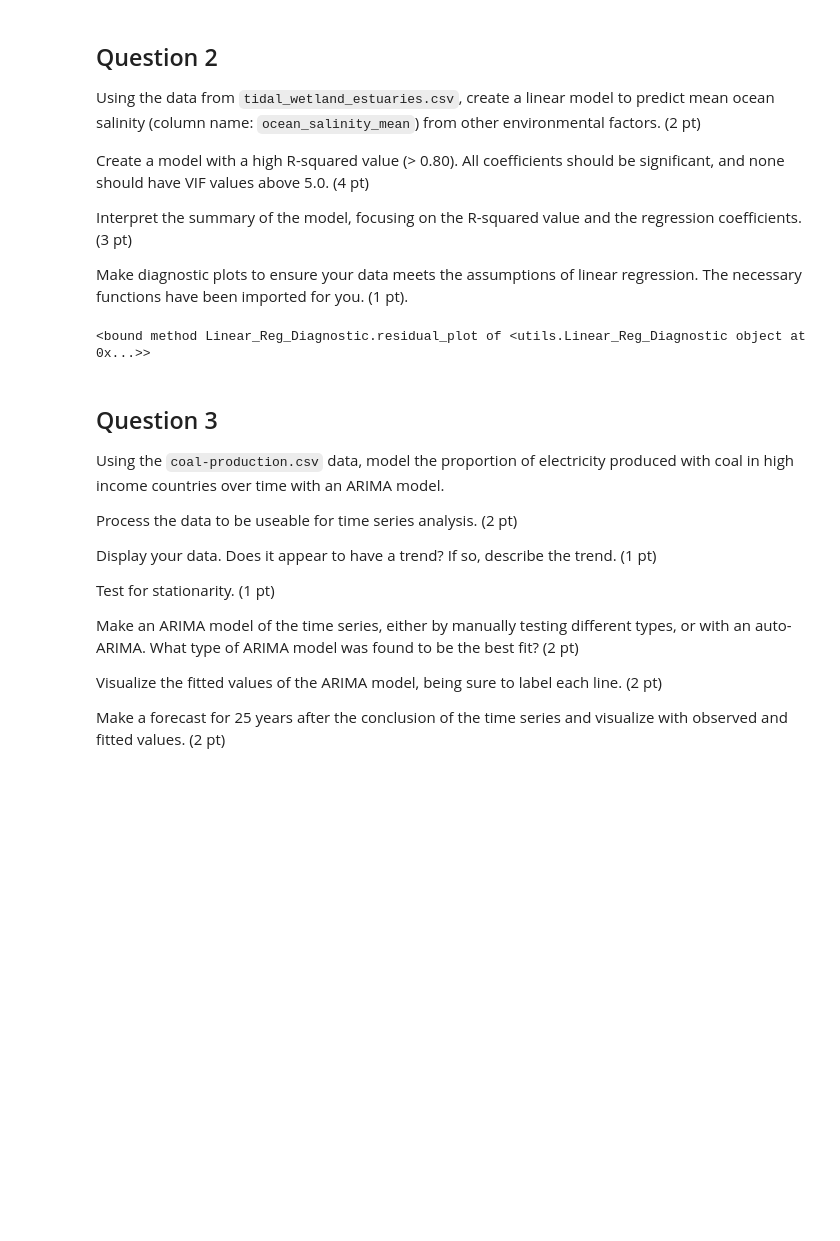
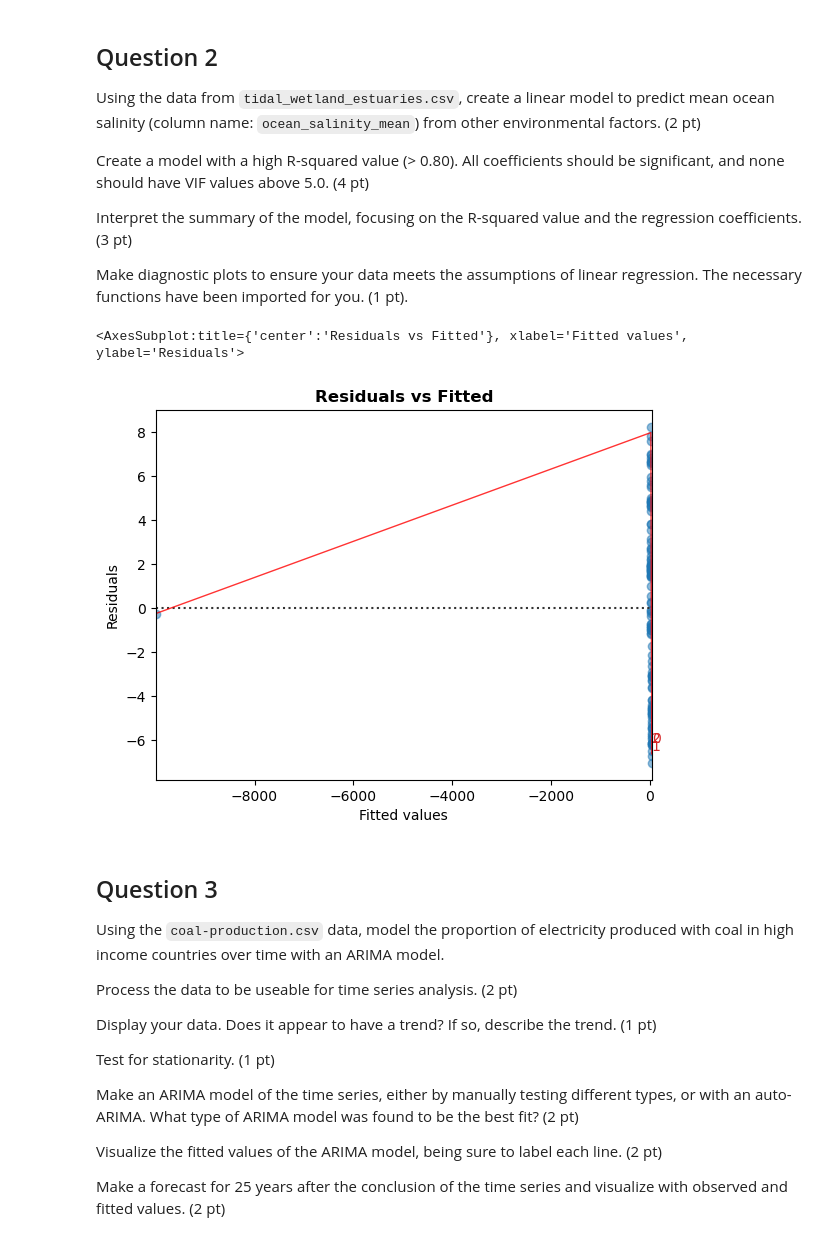
Before and after one commit to dzarur/assignment-5, a Jupyter notebook: answers.ipynb, the cells around one changed output. Cells and saved outputs as stored; diff of their text form; code cells hidden in the pictures; blank space fills up the shorter version.

```diff
--- a/answers.ipynb
+++ b/answers.ipynb
@@ -53,21 +53,22 @@ Make diagnostic plots to ensure your data meets the assumptions of linear regres
 # %%
 from utils import Linear_Reg_Diagnostic # do not change!
 import statsmodels.formula.api as smf
 
 tidal = pd.read_csv("data/tidal_wetland_estuaries.csv")
 # tidalModel = smf.ols(formula = "ocean_salinity_mean",data=tidal).fit()
 # oceanSal = tidal["ocean_salinity_mean"]
 # autoModel = pm.auto_arima(oceanSal)
 # pd.Series(autoModel.predict_in_sample())
 # oceanSal.summary
 x = tidal[['air_temp_mean', 'mean_precip', 'tide_ht']]
 y = tidal['ocean_salinity_mean']
 model = smf.ols(formula = 'ocean_salinity_mean ~ air_temp_mean + mean_precip', data=tidal).fit()
 # Linear_Reg_Diagnostic(model, x, y)
 test = Linear_Reg_Diagnostic(model)
-test.residual_plot
+test.residual_plot()
 # %% [output]
-<bound method Linear_Reg_Diagnostic.residual_plot of <utils.Linear_Reg_Diagnostic object at 0x...>>
+<AxesSubplot:title={'center':'Residuals vs Fitted'}, xlabel='Fitted values', ylabel='Residuals'>
+[figure, added]
 # %% [markdown]
 ## Question 3
 
```
Also changed, not shown: parts of 1 cell of this notebook.
